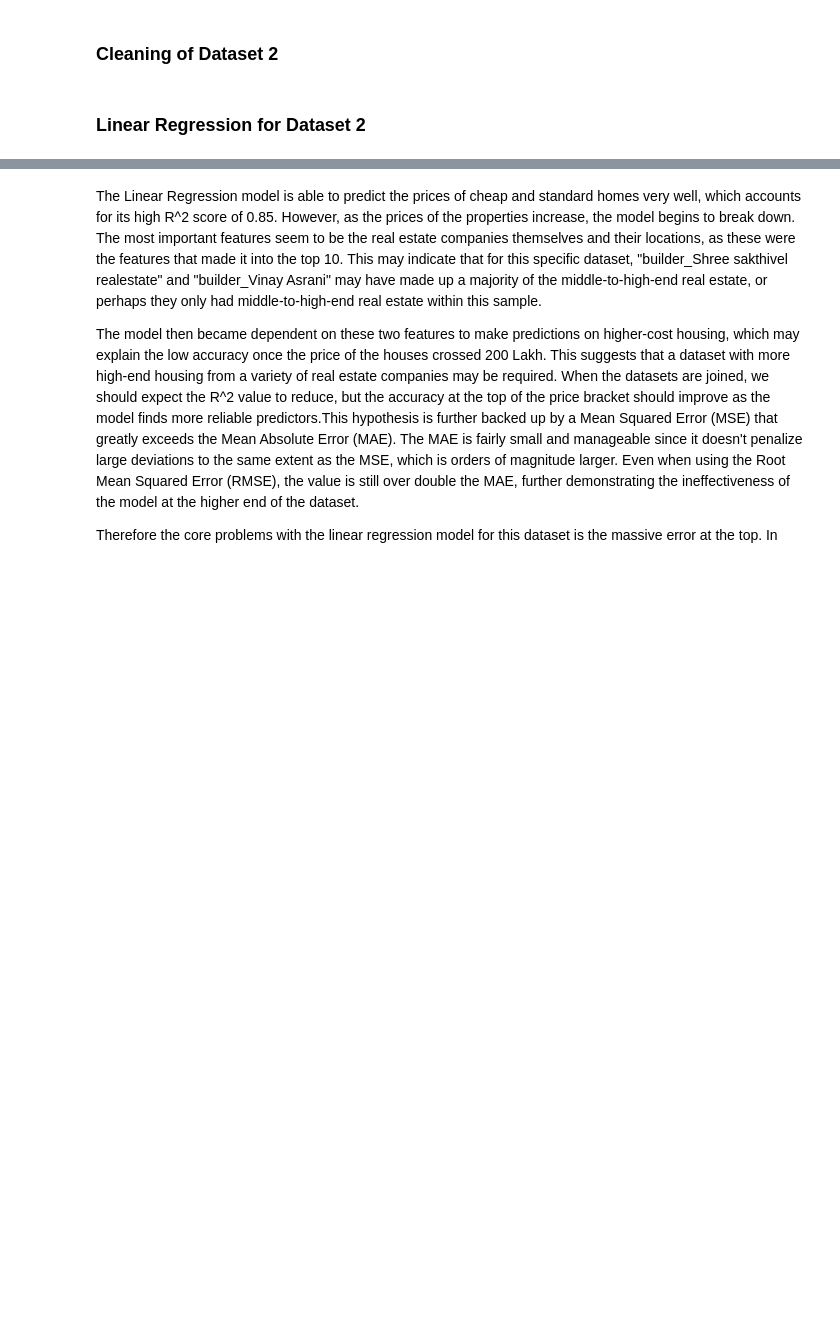
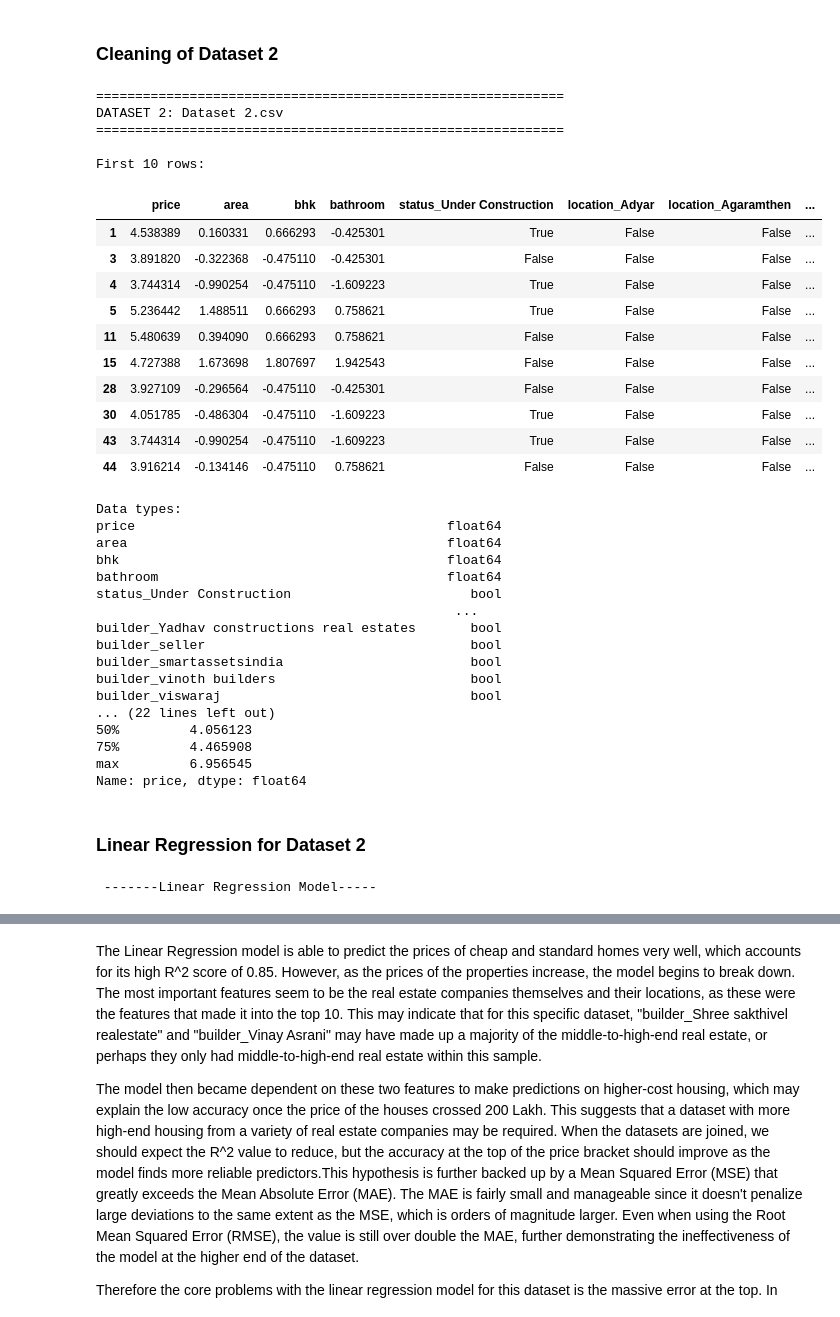
Before and after one commit to FishyFoshy/COMP3608-Project, a Jupyter notebook: Dataset_2.ipynb, the cells around one changed output, grey strips where cells are left out. Saved outputs shown, nothing was run; the diff lists cells and outputs as text; code cells hidden in the pictures; blank space fills up the shorter version.

```diff
--- a/Dataset_2.ipynb
+++ b/Dataset_2.ipynb
@@ -21,6 +21,8 @@ df2 = df2.drop(columns=['age'])
 
 # Drops all with null values
 df2.dropna(inplace=True)
+
+df2['price'] = np.log(df2['price'])
 
 # Separates non numerical columns from numerical ones
 non_numerical_columns = ['status', 'price', 'location', 'builder']
@@ -30,30 +32,64 @@ numerical_features = [col for col in df2.columns if col not in non_numerical_col
 scaler = StandardScaler()
 df2[numerical_features] = scaler.fit_transform(df2[numerical_features])
 
 # One-Hot Encodes all categorical data
 categorical_cols_to_encode = df2.select_dtypes(include='object').columns
 df2 = pd.get_dummies(df2, columns=categorical_cols_to_encode, drop_first=True)
 
 # Identifies target column from the features
 target_column = 'price'
 features = [col for col in df2.columns if col != target_column]
 
 x = df2[features].copy()
 y = df2[target_column].copy()
 
 # Splits the data 80/20 for training and testing the model respectfully
 x_train, x_test, y_train, y_test = train_test_split(x, y, test_size=0.2, random_state=42)
 
 print("=" * 60)
 print("DATASET 2: Dataset 2.csv")
 print("=" * 60)
 print("\nFirst 10 rows:")
 display(df2.head(10))
 print("\nData types:")
 print(df2.dtypes)
 print("\nMissing values:")
 print(df2.isnull().sum())
 print("\nTarget variable (price) statistics:")
 print(df2['price'].describe())
 
 # Price is in Lahk which is 100,000 Rupees (₹)
+# %% [output]
+============================================================
+DATASET 2: Dataset 2.csv
+============================================================
+
+First 10 rows:
+|  | price | area | bhk | bathroom | status_Under Construction | location_Adyar | location_Agaramthen | ... |
+| 1 | 4.538389 | 0.160331 | 0.666293 | -0.425301 | True | False | False | ... |
+| 3 | 3.891820 | -0.322368 | -0.475110 | -0.425301 | False | False | False | ... |
+| 4 | 3.744314 | -0.990254 | -0.475110 | -1.609223 | True | False | False | ... |
+| 5 | 5.236442 | 1.488511 | 0.666293 | 0.758621 | True | False | False | ... |
+| 11 | 5.480639 | 0.394090 | 0.666293 | 0.758621 | False | False | False | ... |
+| 15 | 4.727388 | 1.673698 | 1.807697 | 1.942543 | False | False | False | ... |
+| 28 | 3.927109 | -0.296564 | -0.475110 | -0.425301 | False | False | False | ... |
+| 30 | 4.051785 | -0.486304 | -0.475110 | -1.609223 | True | False | False | ... |
+| 43 | 3.744314 | -0.990254 | -0.475110 | -1.609223 | True | False | False | ... |
+| 44 | 3.916214 | -0.134146 | -0.475110 | 0.758621 | False | False | False | ... |
+Data types:
+price                                        float64
+area                                         float64
+bhk                                          float64
+bathroom                                     float64
+status_Under Construction                       bool
+                                              ...
+builder_Yadhav constructions real estates       bool
+builder_seller                                  bool
+builder_smartassetsindia                        bool
+builder_vinoth builders                         bool
+builder_viswaraj                                bool
+... (22 lines left out)
+50%         4.056123
+75%         4.465908
+max         6.956545
+Name: price, dtype: float64
@@ -78,6 +144,8 @@ mse = mean_squared_error(y_test, y_pred)
 rmse = np.sqrt(mse)
 mae = mean_absolute_error(y_test, y_pred)
 r2 = r2_score(y_test, y_pred)
+# %% [output]
+ -------Linear Regression Model-----
 # %%
 import matplotlib.pyplot as plt
 import seaborn as sns
```
Also changed, not shown: parts of 6 cells of this notebook.
